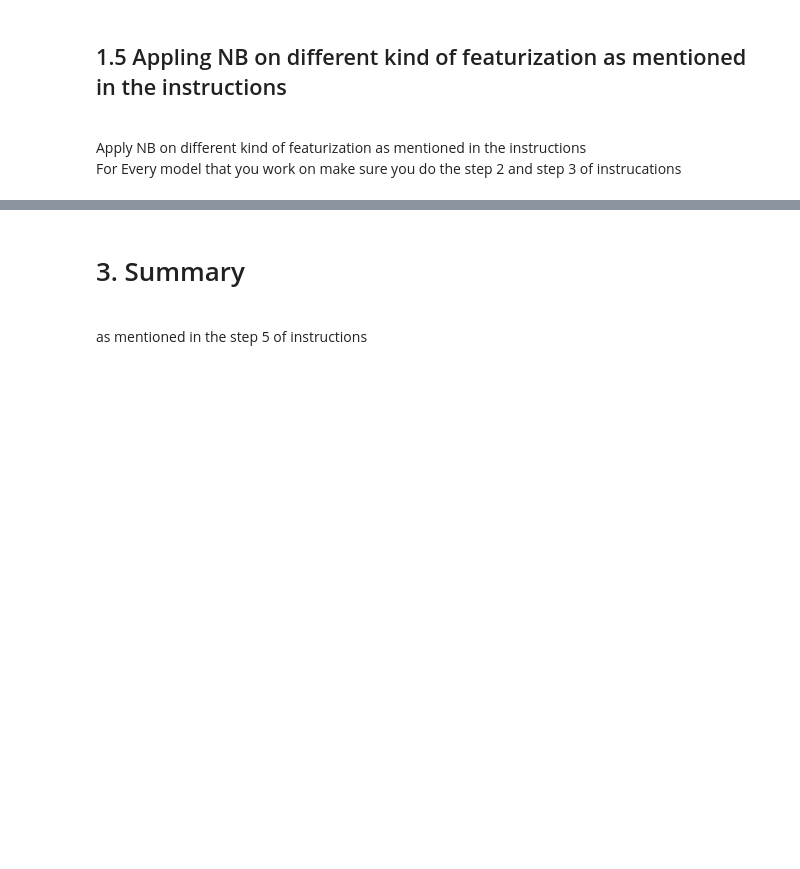
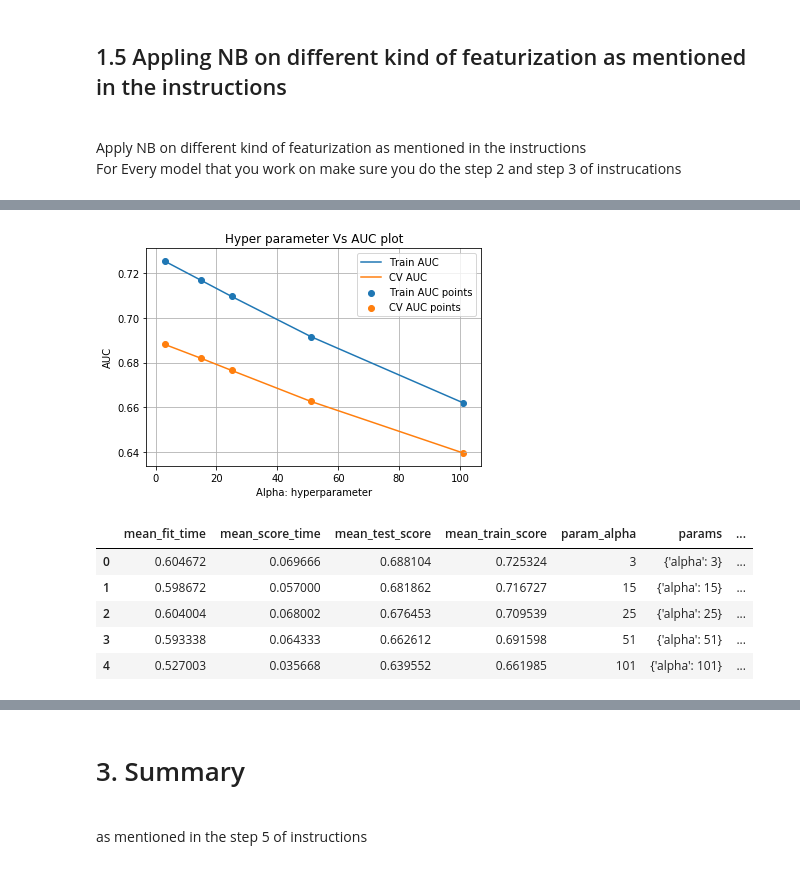
Before and after one commit to iamanik4/Python-Course-Assignment, a Jupyter notebook: 08. Apply Naive Bayes on Donors Choose dataset/6_Assignment_NB_Instructions.ipynb, the cells around one changed output, grey strips where cells are left out. Saved outputs shown, nothing was run; the diff lists cells and outputs as text; code cells hidden in the pictures; blank space fills up the shorter version.

```diff
--- a/08. Apply Naive Bayes on Donors Choose dataset/6_Assignment_NB_Instructions.ipynb
+++ b/08. Apply Naive Bayes on Donors Choose dataset/6_Assignment_NB_Instructions.ipynb
@@ -195,0 +342,48 @@ print("="*100)
+# %%
+from sklearn.metrics import roc_curve, auc
+import pandas as pd
+
+model_bow = MultinomialNB()
+parameters = {'alpha':[3, 15, 25, 51, 101]}
+
+clf_bow = GridSearchCV(model_bow,parameters,cv = 3,n_jobs = -1,scoring = 'roc_auc')
+clf_bow.fit(X_tr,Y_train)
+
+results = pd.DataFrame.from_dict(clf_bow.cv_results_)
+# print(results.head())
+results = results.sort_values(['param_alpha'])
+
+train_auc= results['mean_train_score']
+train_auc_std= results['std_train_score']
+cv_auc = results['mean_test_score']
+cv_auc_std= results['std_test_score']
+alpha =  results['param_alpha']
+
+plt.plot(alpha, train_auc, label='Train AUC')
+# this code is copied from here: https://stackoverflow.com/a/48803361/4084039
+# plt.gca().fill_between(K, train_auc - train_auc_std,train_auc + train_auc_std,alpha=0.2,color='darkblue')
+
+plt.plot(alpha, cv_auc, label='CV AUC')
+# this code is copied from here: https://stackoverflow.com/a/48803361/4084039
+# plt.gca().fill_between(K, cv_auc - cv_auc_std,cv_auc + cv_auc_std,alpha=0.2,color='darkorange')
+
+plt.scatter(alpha, train_auc, label='Train AUC points')
+plt.scatter(alpha, cv_auc, label='CV AUC points')
+
+
+plt.legend()
+plt.xlabel("Alpha: hyperparameter")
+plt.ylabel("AUC")
+plt.title("Hyper parameter Vs AUC plot")
+plt.grid()
+plt.show()
+
+results.head()
+# %% [output]
+[figure, added]
+|  | mean_fit_time | mean_score_time | mean_test_score | mean_train_score | param_alpha | params | ... |
+| 0 | 0.604672 | 0.069666 | 0.688104 | 0.725324 | 3 | {'alpha': 3} | ... |
+| 1 | 0.598672 | 0.057000 | 0.681862 | 0.716727 | 15 | {'alpha': 15} | ... |
+| 2 | 0.604004 | 0.068002 | 0.676453 | 0.709539 | 25 | {'alpha': 25} | ... |
+| 3 | 0.593338 | 0.064333 | 0.662612 | 0.691598 | 51 | {'alpha': 51} | ... |
+| 4 | 0.527003 | 0.035668 | 0.639552 | 0.661985 | 101 | {'alpha': 101} | ... |
```
Also changed, not shown: parts of 32 cells of this notebook, 1 other file.
